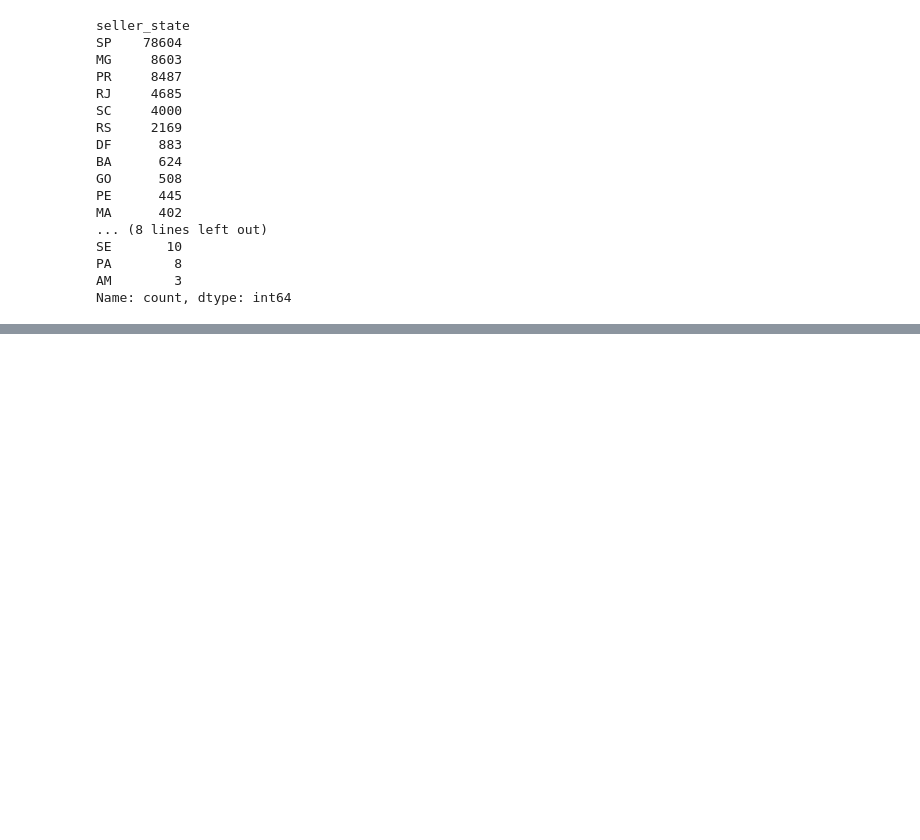
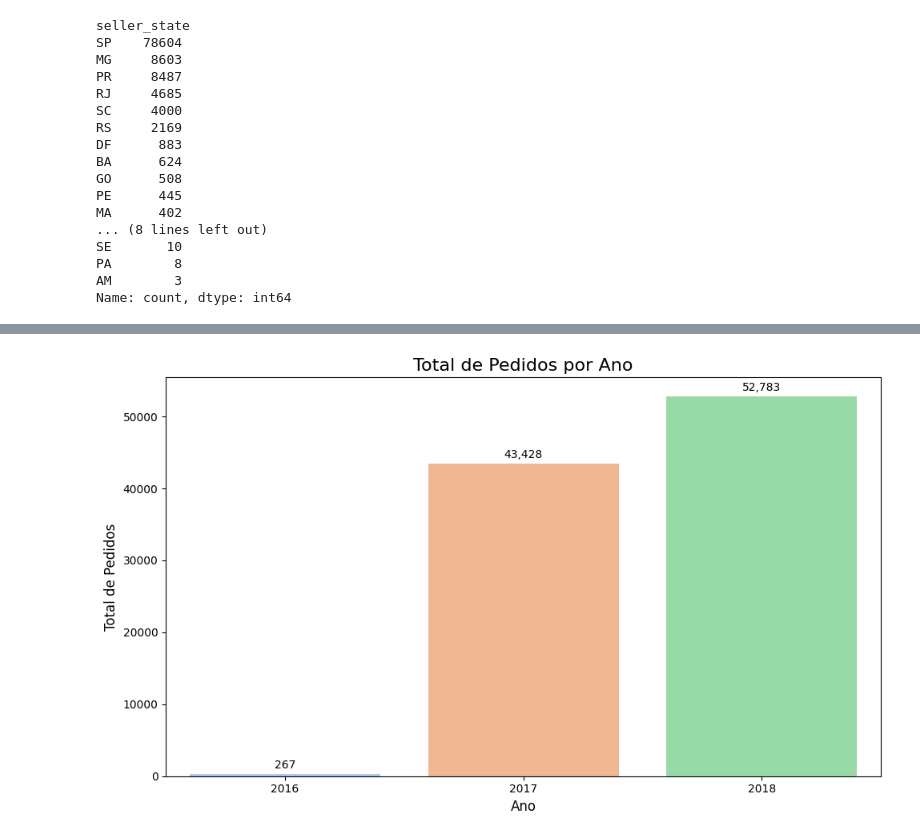
Before and after one commit to reprograma/on33-python-s14-analise-de-dados, a Jupyter notebook: Carolyne-Oliveira/para-casa/Analise_Olist.ipynb, the cells around one changed output, grey strips where cells are left out. Cells and saved outputs as stored; diff of their text form; code cells hidden in the pictures; blank space fills up the shorter version.

```diff
--- a/Carolyne-Oliveira/para-casa/Analise_Olist.ipynb
+++ b/Carolyne-Oliveira/para-casa/Analise_Olist.ipynb
@@ -878,0 +1087,27 @@ São Paulo, Minas Gerais e Paraná
+# %%
+# Agrupando os dados pelo ano e contando o número de pedidos
+pedidos_por_ano = df_vendas_olist.groupby("year")["order_id"].nunique().reset_index()
+
+# Renomeando as colunas para facilitar a visualização
+pedidos_por_ano.columns = ["Ano", "Total de Pedidos"]
+
+# Plotando o gráfico de barras
+plt.figure(figsize=(10, 6))
+sns.barplot(x="Ano", y="Total de Pedidos", data=pedidos_por_ano, hue='Ano', palette='pastel', legend=False)
+
+# Adicionando rótulos às barras
+for p in plt.gca().patches:
+    plt.gca().annotate(f'{p.get_height():,.0f}', (p.get_x() + p.get_width() / 2., p.get_height()),
+                       ha='center', va='baseline', fontsize=10, color='black',
+                       xytext=(0, 5), textcoords='offset points')
+
+# Adicionando título e rótulos aos eixos
+plt.title('Total de Pedidos por Ano', fontsize=16)
+plt.xlabel('Ano', fontsize=12)
+plt.ylabel('Total de Pedidos', fontsize=12)
+
+# Exibindo o gráfico
+plt.tight_layout()
+plt.show()
+# %% [output]
+[figure, added]
```
Also changed, not shown: parts of 58 cells of this notebook, 7 other files.
